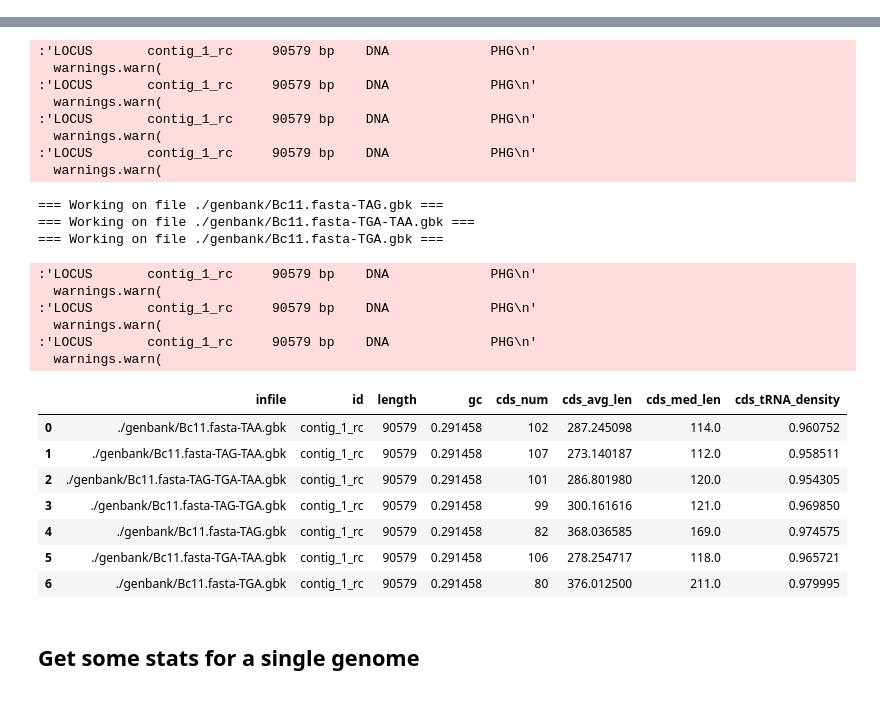
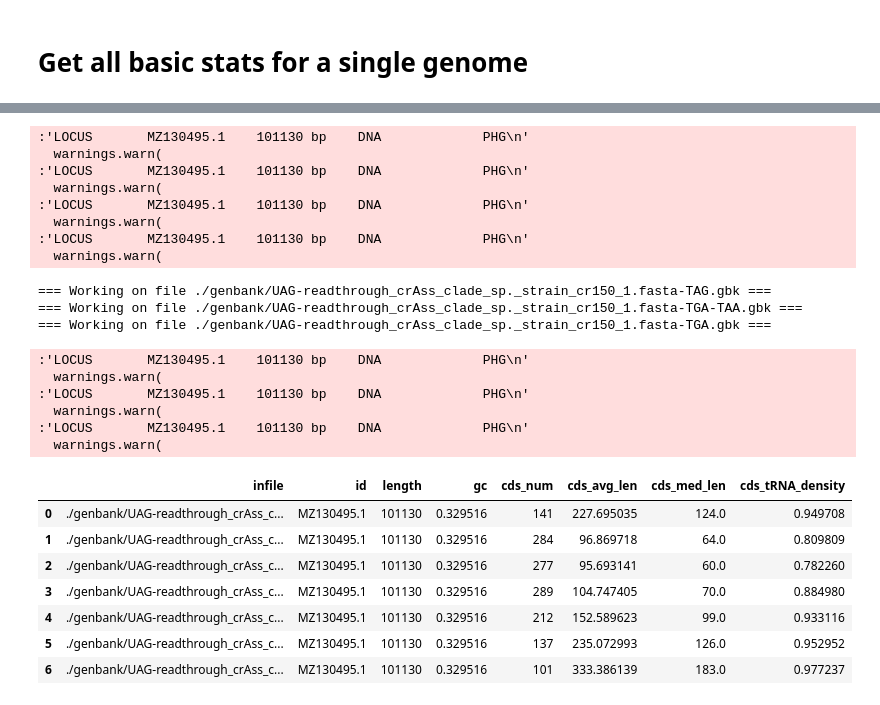
Before and after one commit to npbhavya/Phicore, a Jupyter notebook: getting_started.ipynb, the cells around one changed output, grey strips where cells are left out. Drawn from its saved outputs; the diff is of its cells as text; code cells hidden in the pictures.

```diff
--- a/getting_started.ipynb
+++ b/getting_started.ipynb
@@ -82,0 +142,31 @@ def get_distribution_of_stops_per_frame(seqiorec, window=210, step=30):
+# %%
+window = 300
+step = 30
+print("Working of STOPs distibution")
+for infile in infiles[:1]:
+    for record in parse_genbank(infile):
+        df = get_distribution_of_stops_for_all_strands(record, window, step)
+
+
+# per stop codon
+stops = ['TAA', 'TAG', 'TGA']
+for stop in stops:
+    to_keep = ['x'] + [col for col in df.columns if stop in col]
+    # df[to_keep].plot(x='x', figsize=(30, 5), title=stop, ylim = (0, 80))
+    output = f'./tmp/UAG_{stop}.txt'
+    print(f"Writing {output}")
+    write_df_to_artemis(df[to_keep], output)
+
+# per frame
+frames = ['1', '2', '3'] #, '-1', '-2', '-3']
+for frame in frames:
+    to_keep = ['x'] + [col for col in df.columns if col.startswith(frame)]
+    # df[to_keep].plot(x='x', figsize=(30, 5), title=frame, ylim = (0, 80))
+    output = f'./tmp/UAG_{frame}.txt'
+    print(f"Writing {output}")
+    write_df_to_artemis(df[to_keep], output)
+
+# all options
+output = f'./tmp/UAG_all.txt'
+print(f"Writing {output}")
+write_df_to_artemis(df, output)
@@ -82,0 +302,8 @@ def get_distribution_of_stops_per_frame(seqiorec, window=210, step=30):
+# %%
+window = 300
+for step in [30]:
+    df = get_entropy_of_stops_for_all_strands(record, window, step)
+    df.plot(x='x', figsize=(30, 5), title=frame, ylim = (0, 1))
+    output_path = f'./tmp/UAG_entropy-w{window}-s{step}.txt'
+    print(f"Writing {output_path}")
+    write_df_to_artemis(df, output_path)
@@ -83,2 +321,4 @@ def get_distribution_of_stops_per_frame(seqiorec, window=210, step=30):
+# %% [markdown]
+# Get all basic stats for a single genome
 # %%
 from typing import List
@@ -160,7 +401,7 @@ def get_all_stats(infile : str, outdir : str, plot : List[str] = 0,  write : Lis
 
     return stats
 # %%
-infiles = glob.glob('./genbank/Bc11*')
+infiles = glob.glob('./genbank/UAG*')
 outdir = './tmp'
 df = pd.DataFrame()
 for infile in infiles:
@@ -197,27 +438,25 @@ df
-:'LOCUS       contig_1_rc     90579 bp    DNA             PHG\n'
+:'LOCUS       MZ130495.1    101130 bp    DNA             PHG\n'
   warnings.warn(
-:'LOCUS       contig_1_rc     90579 bp    DNA             PHG\n'
+:'LOCUS       MZ130495.1    101130 bp    DNA             PHG\n'
   warnings.warn(
-:'LOCUS       contig_1_rc     90579 bp    DNA             PHG\n'
+:'LOCUS       MZ130495.1    101130 bp    DNA             PHG\n'
   warnings.warn(
-:'LOCUS       contig_1_rc     90579 bp    DNA             PHG\n'
+:'LOCUS       MZ130495.1    101130 bp    DNA             PHG\n'
   warnings.warn(
-=== Working on file ./genbank/Bc11.fasta-TAG.gbk ===
-=== Working on file ./genbank/Bc11.fasta-TGA-TAA.gbk ===
-=== Working on file ./genbank/Bc11.fasta-TGA.gbk ===
+=== Working on file ./genbank/UAG-readthrough_crAss_clade_sp._strain_cr150_1.fasta-TAG.gbk ===
+=== Working on file ./genbank/UAG-readthrough_crAss_clade_sp._strain_cr150_1.fasta-TGA-TAA.gbk ===
+=== Working on file ./genbank/UAG-readthrough_crAss_clade_sp._strain_cr150_1.fasta-TGA.gbk ===
-:'LOCUS       contig_1_rc     90579 bp    DNA             PHG\n'
+:'LOCUS       MZ130495.1    101130 bp    DNA             PHG\n'
   warnings.warn(
-:'LOCUS       contig_1_rc     90579 bp    DNA             PHG\n'
+:'LOCUS       MZ130495.1    101130 bp    DNA             PHG\n'
   warnings.warn(
-:'LOCUS       contig_1_rc     90579 bp    DNA             PHG\n'
+:'LOCUS       MZ130495.1    101130 bp    DNA             PHG\n'
   warnings.warn(
 |  | infile | id | length | gc | cds_num | cds_avg_len | cds_med_len | cds_tRNA_density |
-| 0 | ./genbank/Bc11.fasta-TAA.gbk | contig_1_rc | 90579 | 0.291458 | 102 | 287.245098 | 114.0 | 0.960752 |
-| 1 | ./genbank/Bc11.fasta-TAG-TAA.gbk | contig_1_rc | 90579 | 0.291458 | 107 | 273.140187 | 112.0 | 0.958511 |
-| 2 | ./genbank/Bc11.fasta-TAG-TGA-TAA.gbk | contig_1_rc | 90579 | 0.291458 | 101 | 286.801980 | 120.0 | 0.954305 |
-| 3 | ./genbank/Bc11.fasta-TAG-TGA.gbk | contig_1_rc | 90579 | 0.291458 | 99 | 300.161616 | 121.0 | 0.969850 |
-| 4 | ./genbank/Bc11.fasta-TAG.gbk | contig_1_rc | 90579 | 0.291458 | 82 | 368.036585 | 169.0 | 0.974575 |
-| 5 | ./genbank/Bc11.fasta-TGA-TAA.gbk | contig_1_rc | 90579 | 0.291458 | 106 | 278.254717 | 118.0 | 0.965721 |
-| 6 | ./genbank/Bc11.fasta-TGA.gbk | contig_1_rc | 90579 | 0.291458 | 80 | 376.012500 | 211.0 | 0.979995 |
+| 0 | ./genbank/UAG-readthrough_crAss_c... | MZ130495.1 | 101130 | 0.329516 | 141 | 227.695035 | 124.0 | 0.949708 |
+| 1 | ./genbank/UAG-readthrough_crAss_c... | MZ130495.1 | 101130 | 0.329516 | 284 | 96.869718 | 64.0 | 0.809809 |
+| 2 | ./genbank/UAG-readthrough_crAss_c... | MZ130495.1 | 101130 | 0.329516 | 277 | 95.693141 | 60.0 | 0.782260 |
+| 3 | ./genbank/UAG-readthrough_crAss_c... | MZ130495.1 | 101130 | 0.329516 | 289 | 104.747405 | 70.0 | 0.884980 |
+| 4 | ./genbank/UAG-readthrough_crAss_c... | MZ130495.1 | 101130 | 0.329516 | 212 | 152.589623 | 99.0 | 0.933116 |
+| 5 | ./genbank/UAG-readthrough_crAss_c... | MZ130495.1 | 101130 | 0.329516 | 137 | 235.072993 | 126.0 | 0.952952 |
+| 6 | ./genbank/UAG-readthrough_crAss_c... | MZ130495.1 | 101130 | 0.329516 | 101 | 333.386139 | 183.0 | 0.977237 |
-# %% [markdown]
-## Get some stats for a single genome
```
Also changed, not shown: parts of 15 cells of this notebook.
